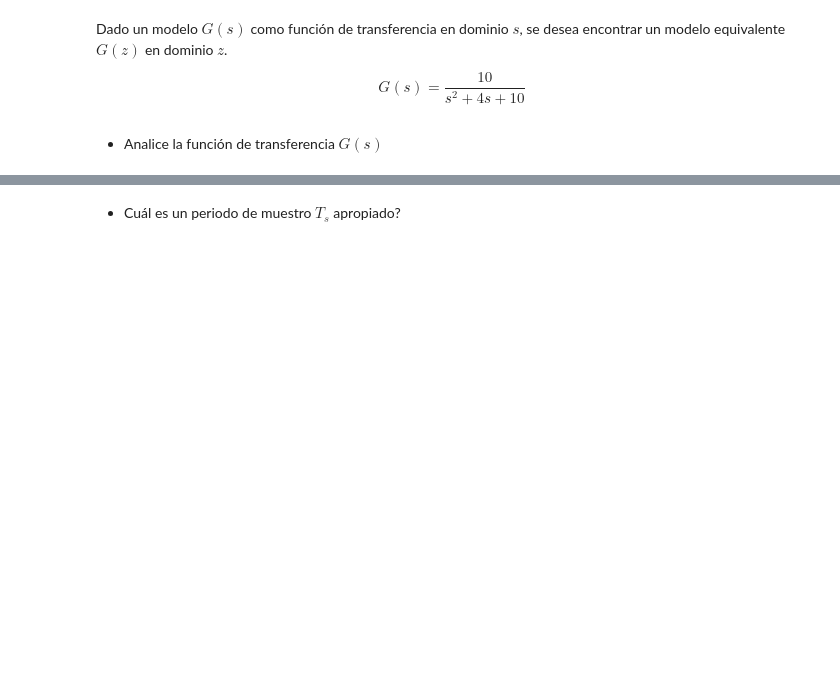
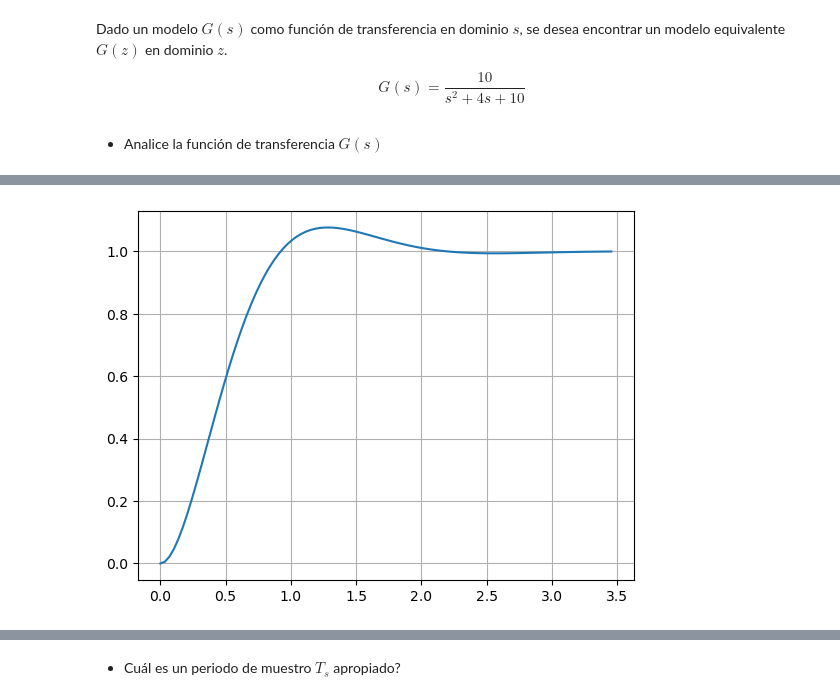
Before and after one commit to pierrediazp/Se-ales_y_Sistemas, a Jupyter notebook: Discretizacion.ipynb, the cells around one changed output, grey strips where cells are left out. Drawn from its saved outputs; the diff is of its cells as text; code cells hidden in the pictures; blank space fills up the shorter version.

```diff
--- a/Discretizacion.ipynb
+++ b/Discretizacion.ipynb
@@ -12,0 +40,7 @@ $$G(s)=\frac{10}{s^2 + 4s + 10}$$
+# %%
+t,y = control.step_response(G)
+import matplotlib.pyplot as plt
+plt.plot(t,y)
+plt.grid()
+# %% [output]
+[figure, added]
```
Also changed, not shown: parts of 10 cells of this notebook.
